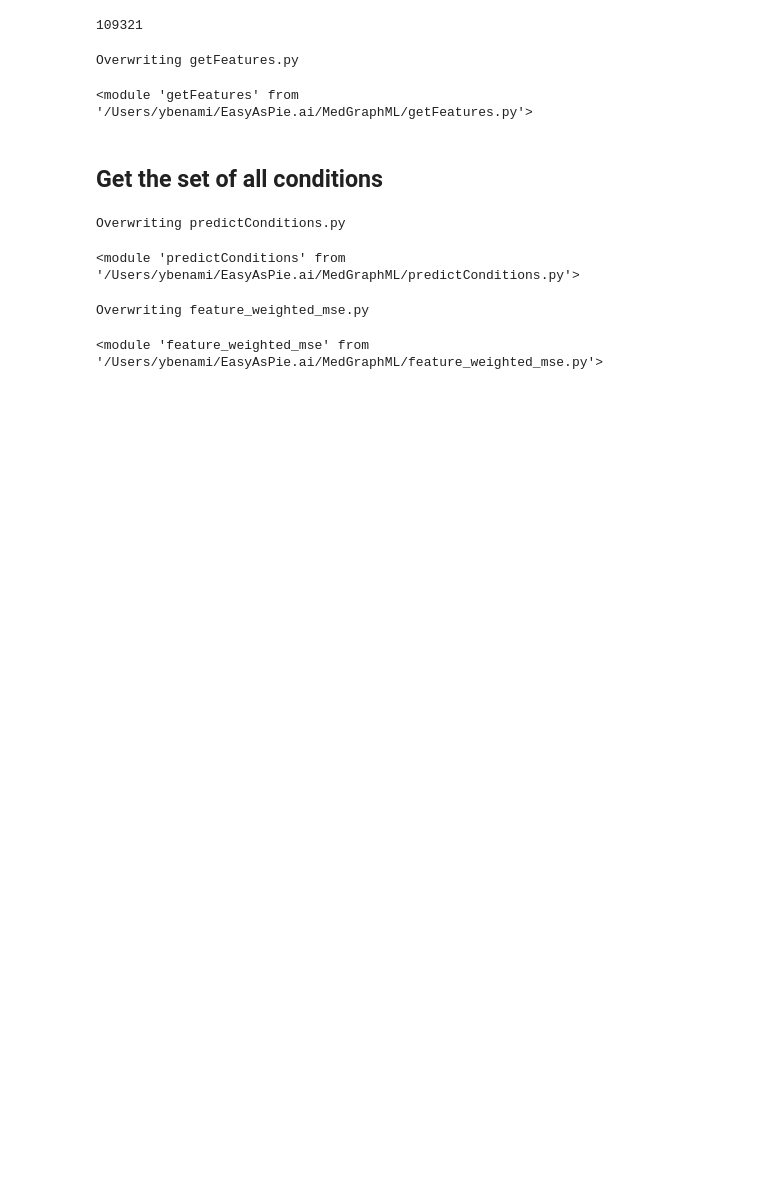
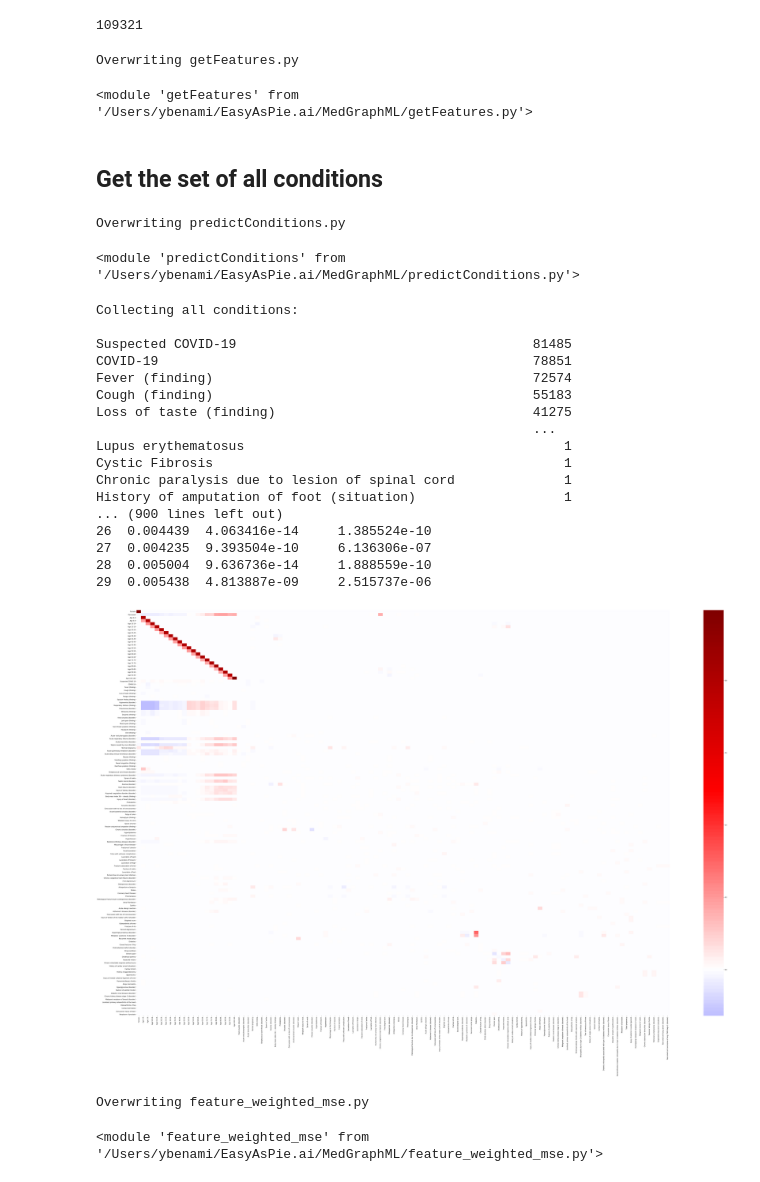
Before and after one commit to futuristacademy/MedGraphML, a Jupyter notebook: predict_conditions.ipynb, the cells around one changed output. Cells and saved outputs as stored; diff of their text form; code cells hidden in the pictures; blank space fills up the shorter version.

```diff
--- a/predict_conditions.ipynb
+++ b/predict_conditions.ipynb
@@ -301,7 +301,7 @@ import tensorflow.keras as keras
 import matplotlib.pyplot as plt
 import seaborn as sns
 import json
-from scipy.stats import ttest_1samp
+from scipy.stats import t
 from statsmodels.stats.multitest import multipletests
 
 def predictConditions(query):
@@ -498,7 +498,7 @@ def predictConditions(query):
     constant_df['p-value'] = (1 - t.cdf(
         x=abs(constant_mean/constant_std), df=n_splits*n_repeats-1)) * 2
 
-    constant_df['FDR adj p-value'] = multipletests(constant_p_value, method='fdr_bh')[1]
+    constant_df['FDR adj p-value'] = multipletests(constant_df['p-value'], method='fdr_bh')[1]
 
     constant_df.to_csv('constant.csv', index=False)
     print('\n\nConstants:\n\n ', constant_df.head(30))
@@ -570,7 +570,26 @@ importlib.reload(predictConditions)
 # %% [output]
 <module 'predictConditions' from '/Users/ybenami/EasyAsPie.ai/MedGraphML/predictConditions.py'>
 # %%
-#predictConditions.predictConditions(query)
+predictConditions.predictConditions(query)
+# %% [output]
+Collecting all conditions:
+
+Suspected COVID-19                                      81485
+COVID-19                                                78851
+Fever (finding)                                         72574
+Cough (finding)                                         55183
+Loss of taste (finding)                                 41275
+                                                        ...
+Lupus erythematosus                                         1
+Cystic Fibrosis                                             1
+Chronic paralysis due to lesion of spinal cord              1
+History of amputation of foot (situation)                   1
+... (900 lines left out)
+26  0.004439  4.063416e-14     1.385524e-10
+27  0.004235  9.393504e-10     6.136306e-07
+28  0.005004  9.636736e-14     1.888559e-10
+29  0.005438  4.813887e-09     2.515737e-06
+[figure, added]
 # %%
 %%writefile feature_weighted_mse.py
 import tensorflow as tf
```
Also changed, not shown: parts of 2 cells of this notebook, 2 other files.
